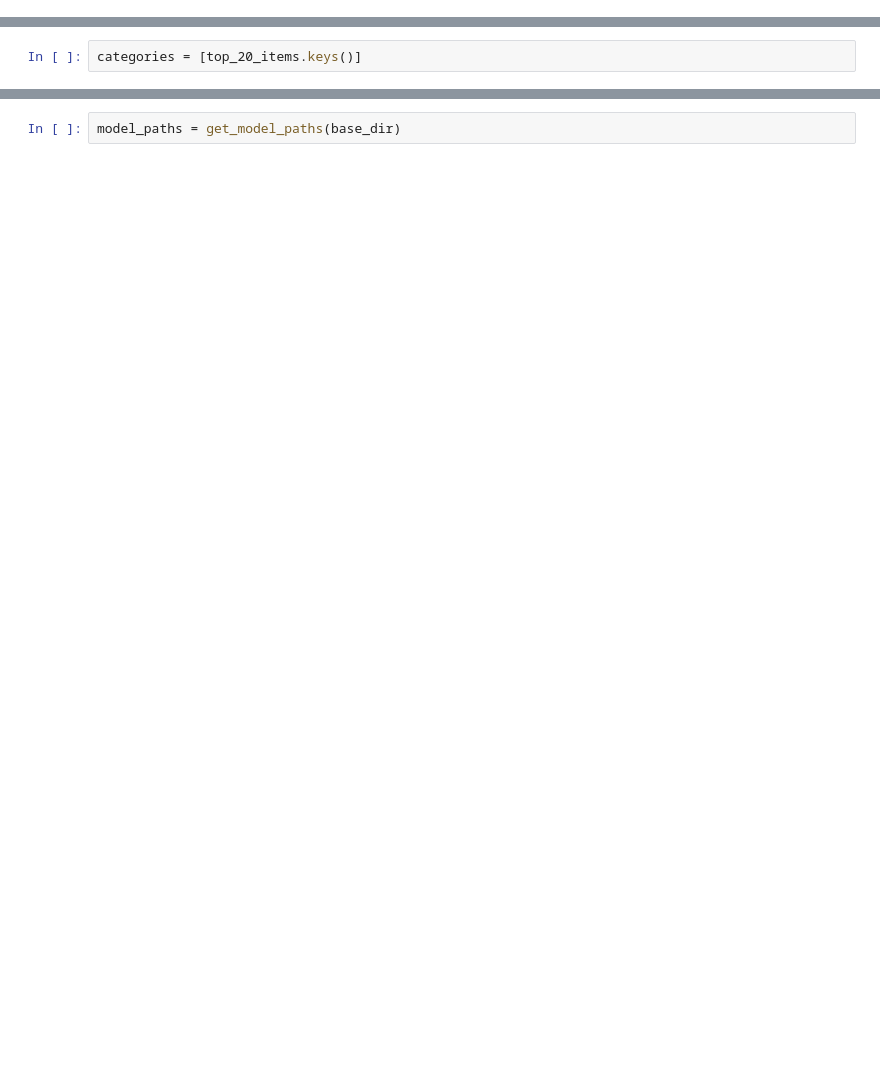
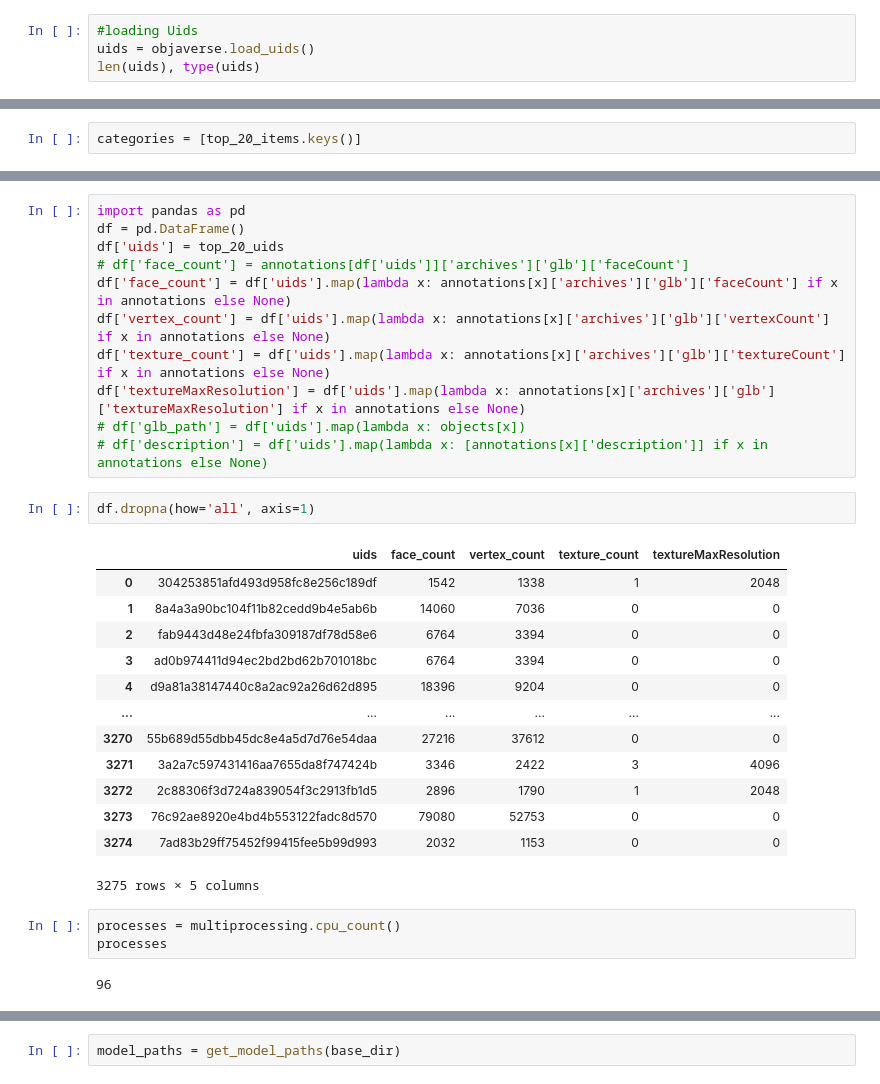
Before and after one commit to Rohit-Roby/Project, a Jupyter notebook: Replica.ipynb, the cells around one changed output, grey strips where cells are left out. Cells and saved outputs as stored; diff of their text form; blank space fills up the shorter version.

```diff
--- a/Replica.ipynb
+++ b/Replica.ipynb
@@ -98,0 +118,4 @@ import requests  # for scraping (replace with your preferred scraping library if
+# %%
+#loading Uids
+uids = objaverse.load_uids()
+len(uids), type(uids)
@@ -208,0 +180,32 @@ from nltk.stem import PorterStemmer  # Replace with WordNetLemmatizer for lemmat
+# %%
+import pandas as pd
+df = pd.DataFrame()
+df['uids'] = top_20_uids
+# df['face_count'] = annotations[df['uids']]['archives']['glb']['faceCount']
+df['face_count'] = df['uids'].map(lambda x: annotations[x]['archives']['glb']['faceCount'] if x in annotations else None)
+df['vertex_count'] = df['uids'].map(lambda x: annotations[x]['archives']['glb']['vertexCount'] if x in annotations else None)
+df['texture_count'] = df['uids'].map(lambda x: annotations[x]['archives']['glb']['textureCount'] if x in annotations else None)
+df['textureMaxResolution'] = df['uids'].map(lambda x: annotations[x]['archives']['glb']['textureMaxResolution'] if x in annotations else None)
+# df['glb_path'] = df['uids'].map(lambda x: objects[x])
+# df['description'] = df['uids'].map(lambda x: [annotations[x]['description']] if x in annotations else None)
+# %%
+df.dropna(how='all', axis=1)
+# %% [output]
+|  | uids | face_count | vertex_count | texture_count | textureMaxResolution |
+| 0 | 304253851afd493d958fc8e256c189df | 1542 | 1338 | 1 | 2048 |
+| 1 | 8a4a3a90bc104f11b82cedd9b4e5ab6b | 14060 | 7036 | 0 | 0 |
+| 2 | fab9443d48e24fbfa309187df78d58e6 | 6764 | 3394 | 0 | 0 |
+| 3 | ad0b974411d94ec2bd2bd62b701018bc | 6764 | 3394 | 0 | 0 |
+| 4 | d9a81a38147440c8a2ac92a26d62d895 | 18396 | 9204 | 0 | 0 |
+| ... | ... | ... | ... | ... | ... |
+| 3270 | 55b689d55dbb45dc8e4a5d7d76e54daa | 27216 | 37612 | 0 | 0 |
+| 3271 | 3a2a7c597431416aa7655da8f747424b | 3346 | 2422 | 3 | 4096 |
+| 3272 | 2c88306f3d724a839054f3c2913fb1d5 | 2896 | 1790 | 1 | 2048 |
+| 3273 | 76c92ae8920e4bd4b553122fadc8d570 | 79080 | 52753 | 0 | 0 |
+| 3274 | 7ad83b29ff75452f99415fee5b99d993 | 2032 | 1153 | 0 | 0 |
+3275 rows × 5 columns
+# %%
+processes = multiprocessing.cpu_count()
+processes
+# %% [output]
+96
```
Also changed, not shown: parts of 42 cells of this notebook.
